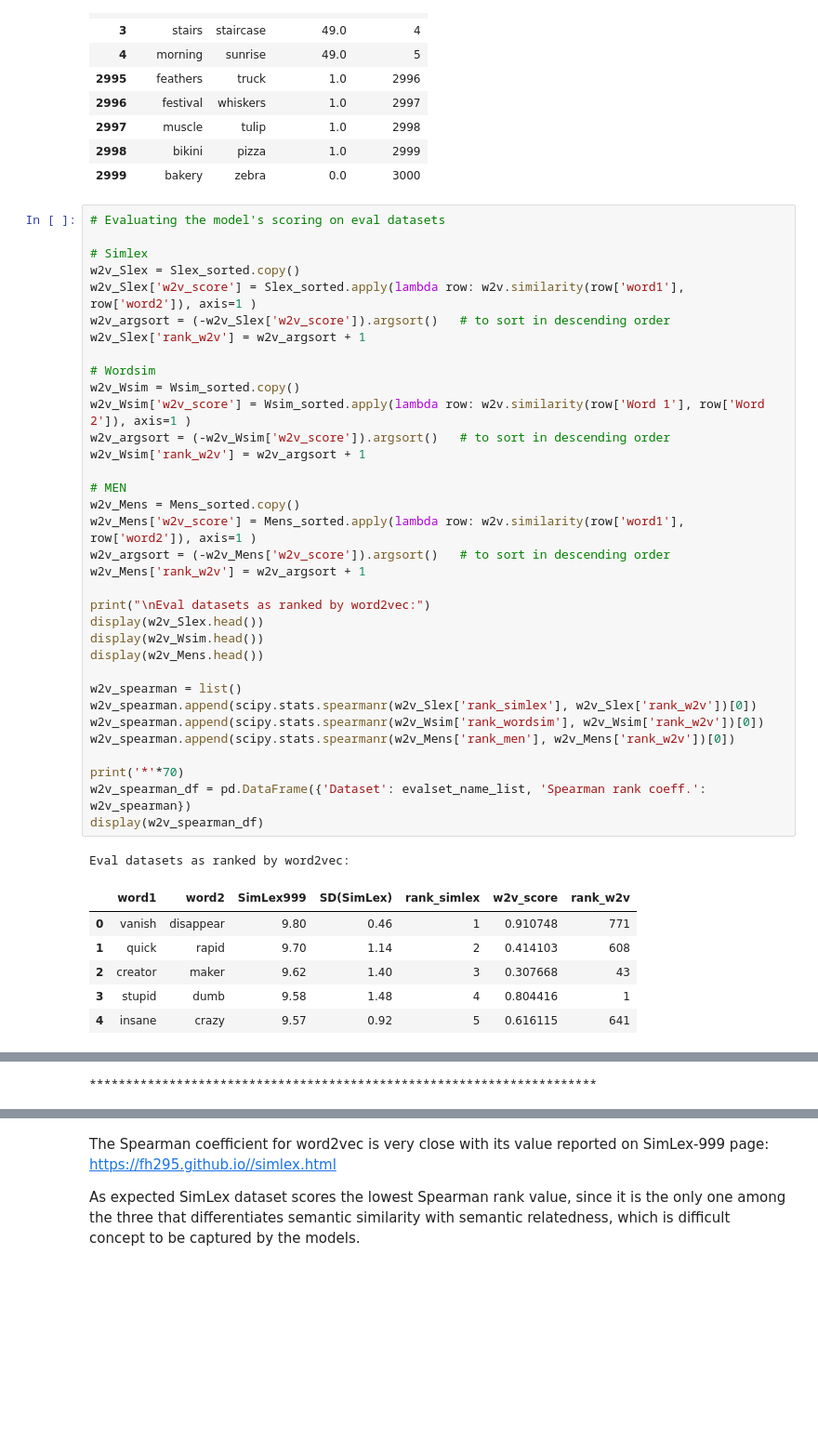
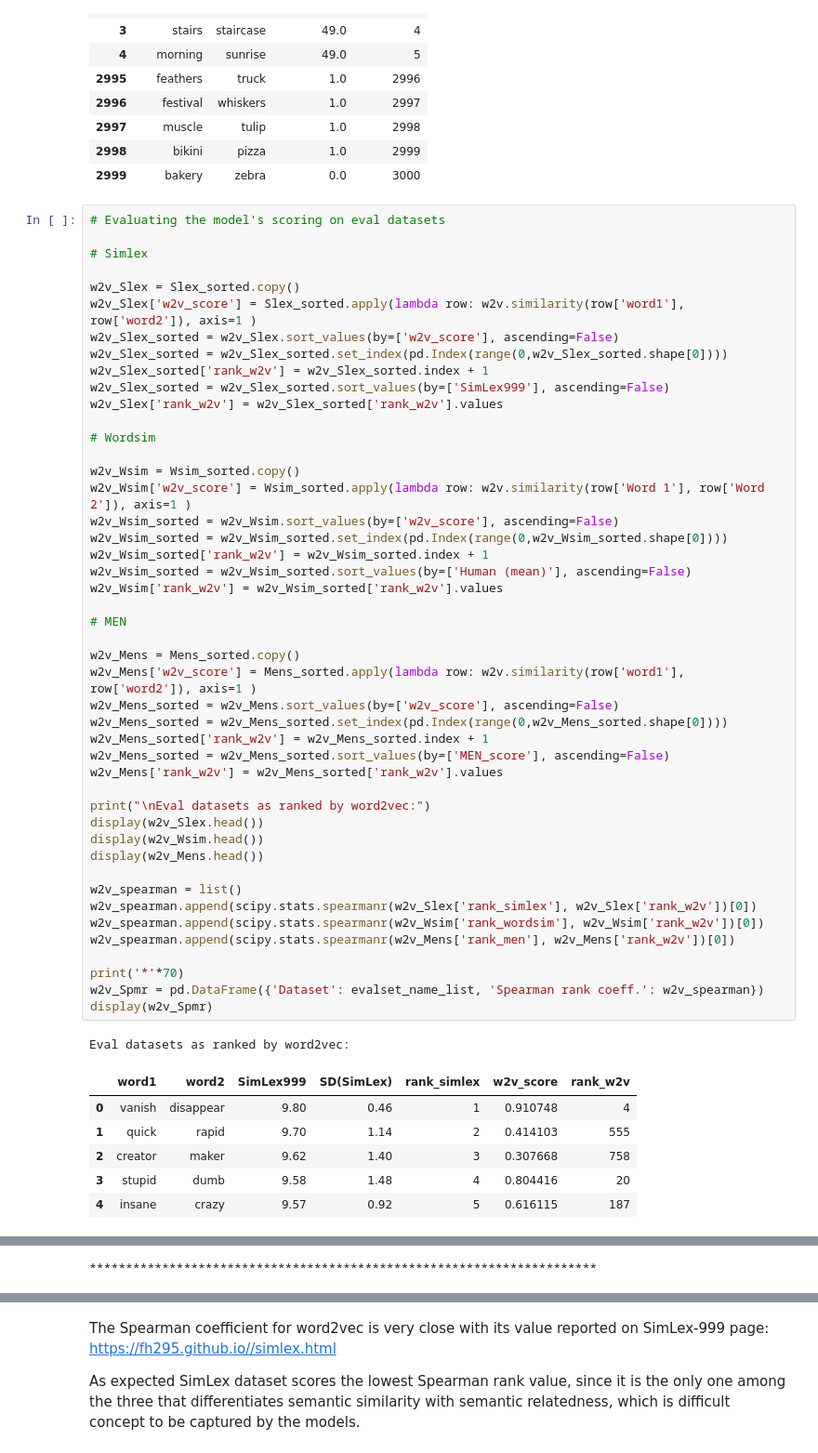
Before and after one commit to 300ani/smartThesaurus, a Jupyter notebook: Code/Model_embeddings_Eval_1billion.ipynb, the cells around one changed output, grey strips where cells are left out. Shown at 93% size. Drawn from its saved outputs; the diff is of its cells as text; blank space fills up the shorter version.

```diff
--- a/Code/Model_embeddings_Eval_1billion.ipynb
+++ b/Code/Model_embeddings_Eval_1billion.ipynb
@@ -429,44 +436,56 @@ Top and bottom rows of ranked MEN eval dataset:
 # %%
 # Evaluating the model's scoring on eval datasets
 
 # Simlex
+
 w2v_Slex = Slex_sorted.copy()
 w2v_Slex['w2v_score'] = Slex_sorted.apply(lambda row: w2v.similarity(row['word1'], row['word2']), axis=1 )
-w2v_argsort = (-w2v_Slex['w2v_score']).argsort()   # to sort in descending order
-w2v_Slex['rank_w2v'] = w2v_argsort + 1
+w2v_Slex_sorted = w2v_Slex.sort_values(by=['w2v_score'], ascending=False)
+w2v_Slex_sorted = w2v_Slex_sorted.set_index(pd.Index(range(0,w2v_Slex_sorted.shape[0])))
+w2v_Slex_sorted['rank_w2v'] = w2v_Slex_sorted.index + 1
+w2v_Slex_sorted = w2v_Slex_sorted.sort_values(by=['SimLex999'], ascending=False)
+w2v_Slex['rank_w2v'] = w2v_Slex_sorted['rank_w2v'].values
 
 # Wordsim
+
 w2v_Wsim = Wsim_sorted.copy()
 w2v_Wsim['w2v_score'] = Wsim_sorted.apply(lambda row: w2v.similarity(row['Word 1'], row['Word 2']), axis=1 )
-w2v_argsort = (-w2v_Wsim['w2v_score']).argsort()   # to sort in descending order
-w2v_Wsim['rank_w2v'] = w2v_argsort + 1
+w2v_Wsim_sorted = w2v_Wsim.sort_values(by=['w2v_score'], ascending=False)
+w2v_Wsim_sorted = w2v_Wsim_sorted.set_index(pd.Index(range(0,w2v_Wsim_sorted.shape[0])))
+w2v_Wsim_sorted['rank_w2v'] = w2v_Wsim_sorted.index + 1
+w2v_Wsim_sorted = w2v_Wsim_sorted.sort_values(by=['Human (mean)'], ascending=False)
+w2v_Wsim['rank_w2v'] = w2v_Wsim_sorted['rank_w2v'].values
 
 # MEN
+
 w2v_Mens = Mens_sorted.copy()
 w2v_Mens['w2v_score'] = Mens_sorted.apply(lambda row: w2v.similarity(row['word1'], row['word2']), axis=1 )
-w2v_argsort = (-w2v_Mens['w2v_score']).argsort()   # to sort in descending order
-w2v_Mens['rank_w2v'] = w2v_argsort + 1
+w2v_Mens_sorted = w2v_Mens.sort_values(by=['w2v_score'], ascending=False)
+w2v_Mens_sorted = w2v_Mens_sorted.set_index(pd.Index(range(0,w2v_Mens_sorted.shape[0])))
+w2v_Mens_sorted['rank_w2v'] = w2v_Mens_sorted.index + 1
+w2v_Mens_sorted = w2v_Mens_sorted.sort_values(by=['MEN_score'], ascending=False)
+w2v_Mens['rank_w2v'] = w2v_Mens_sorted['rank_w2v'].values
 
 print("\nEval datasets as ranked by word2vec:")
 display(w2v_Slex.head())
 display(w2v_Wsim.head())
 display(w2v_Mens.head())
 
 w2v_spearman = list()
 w2v_spearman.append(scipy.stats.spearmanr(w2v_Slex['rank_simlex'], w2v_Slex['rank_w2v'])[0])
 w2v_spearman.append(scipy.stats.spearmanr(w2v_Wsim['rank_wordsim'], w2v_Wsim['rank_w2v'])[0])
 w2v_spearman.append(scipy.stats.spearmanr(w2v_Mens['rank_men'], w2v_Mens['rank_w2v'])[0])
 
 print('*'*70)
-w2v_spearman_df = pd.DataFrame({'Dataset': evalset_name_list, 'Spearman rank coeff.': w2v_spearman})
-display(w2v_spearman_df)
+w2v_Spmr = pd.DataFrame({'Dataset': evalset_name_list, 'Spearman rank coeff.': w2v_spearman})
+display(w2v_Spmr)
 # %% [output]
 Eval datasets as ranked by word2vec:
 |  | word1 | word2 | SimLex999 | SD(SimLex) | rank_simlex | w2v_score | rank_w2v |
-| 0 | vanish | disappear | 9.80 | 0.46 | 1 | 0.910748 | 771 |
-| 1 | quick | rapid | 9.70 | 1.14 | 2 | 0.414103 | 608 |
-| 2 | creator | maker | 9.62 | 1.40 | 3 | 0.307668 | 43 |
-| 3 | stupid | dumb | 9.58 | 1.48 | 4 | 0.804416 | 1 |
-| 4 | insane | crazy | 9.57 | 0.92 | 5 | 0.616115 | 641 |
+| 0 | vanish | disappear | 9.80 | 0.46 | 1 | 0.910748 | 4 |
+| 1 | quick | rapid | 9.70 | 1.14 | 2 | 0.414103 | 555 |
+| 2 | creator | maker | 9.62 | 1.40 | 3 | 0.307668 | 758 |
+| 3 | stupid | dumb | 9.58 | 1.48 | 4 | 0.804416 | 20 |
+| 4 | insane | crazy | 9.57 | 0.92 | 5 | 0.616115 | 187 |
 |  | Word 1 | Word 2 | Human (mean) | rank_wordsim | w2v_score | rank_w2v |
 | 0 | tiger | tiger | 10.00 | 1 | 1.000000 | 1 |
```
Also changed, not shown: parts of 4 cells of this notebook, 5 other files.
